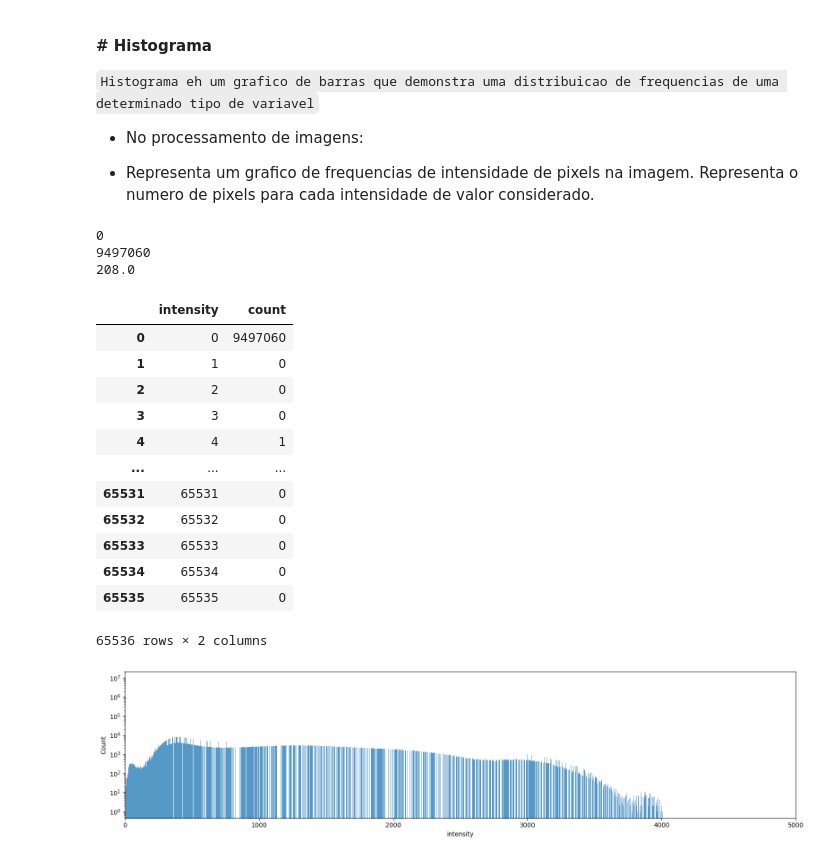
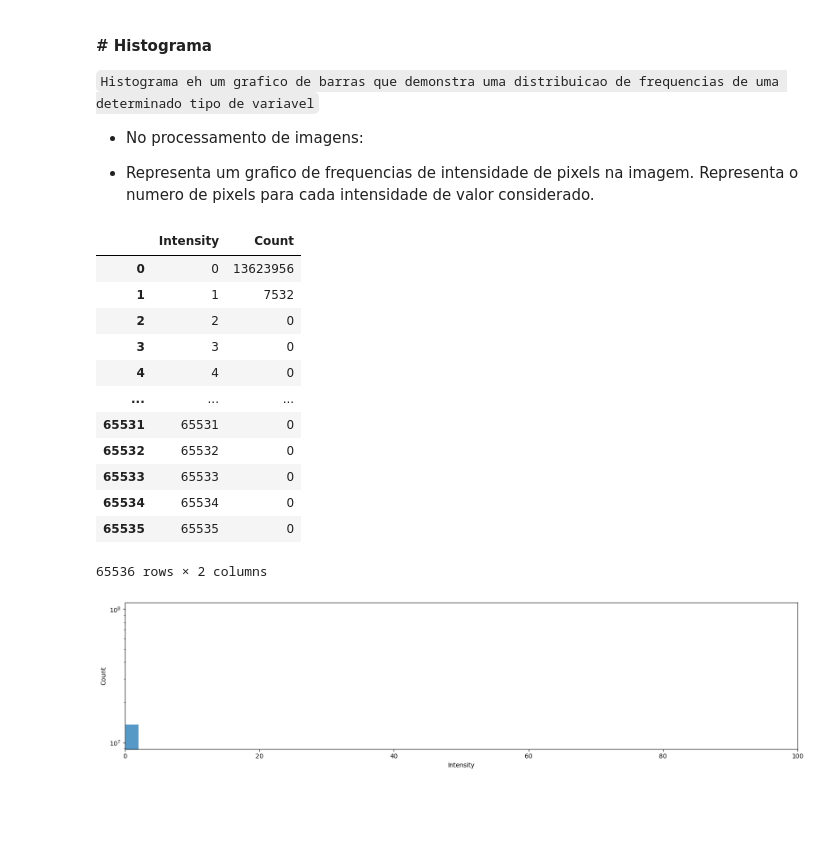
Before and after one commit to lukasmachado20/ProjetoITI, a Jupyter notebook: equalizacao_histogramas.ipynb, the cells around one changed output. Saved outputs shown, nothing was run; the diff lists cells and outputs as text; code cells hidden in the pictures; blank space fills up the shorter version.

Commit message:
imagem equalizada

```diff
--- a/equalizacao_histogramas.ipynb
+++ b/equalizacao_histogramas.ipynb
@@ -20,39 +20,31 @@ print(bits)
 * No processamento de imagens:
 - Representa um grafico de frequencias de intensidade de pixels na imagem. Representa o numero de pixels para cada intensidade de valor considerado.
 # %%
-hist, bin = np.histogram(imgArray.ravel(), bins=bits, range=65536)
+imgEqualize = exposure.equalize_hist(imgArray)
+hist, bin = np.histogram(imgEqualize.ravel(), bins=bits, range=65536)
 # %%
-print(min(hist))
-print(max(hist))
-print(np.average(hist))
-df = pd.DataFrame({"intensity": np.arange(0,len(hist)),
-                    "count": hist})
+df = pd.DataFrame({"Intensity": np.arange(0,len(hist)),"Count": hist})
 df
 # %% [output]
+|  | Intensity | Count |
+| 0 | 0 | 13623956 |
+| 1 | 1 | 7532 |
+| 2 | 2 | 0 |
+| 3 | 3 | 0 |
+| 4 | 4 | 0 |
+| ... | ... | ... |
+| 65531 | 65531 | 0 |
+| 65532 | 65532 | 0 |
+| 65533 | 65533 | 0 |
+| 65534 | 65534 | 0 |
+| 65535 | 65535 | 0 |
-0
-9497060
-208.0
+65536 rows × 2 columns
-|  | intensity | count |
-| 0 | 0 | 9497060 |
-| 1 | 1 | 0 |
-| 2 | 2 | 0 |
-| 3 | 3 | 0 |
-| 4 | 4 | 1 |
-| ... | ... | ... |
-| 65531 | 65531 | 0 |
-| 65532 | 65532 | 0 |
-| 65533 | 65533 | 0 |
-| 65534 | 65534 | 0 |
-| 65535 | 65535 | 0 |
-65536 rows × 2 columns
 # %%
 fig = plt.figure(figsize=(16,4))
-ax = sns.histplot(data=df,x="intensity",weights="count",bins=np.arange(0,65537,1),binrange=(0,65536))
-#plt.xticks(bin[:-1]) # seta o nro de barras
-plt.semilogy() # testando
-plt.xlim(0,5000)
-#plt.ticklabel_format(style='plain', axis="y") # nao funciona se tiver em log o eixo especificado
+ax = sns.histplot(data=df,x="Intensity",weights="Count",bins=np.arange(0,65537,2),binrange=(0,65536))
+plt.semilogy()
+plt.xlim(0,100)
 fig.tight_layout()
 plt.show()
 # %% [output]
-[figure, old version]
+[figure, new version]
```
Also changed, not shown: parts of 7 cells of this notebook.
